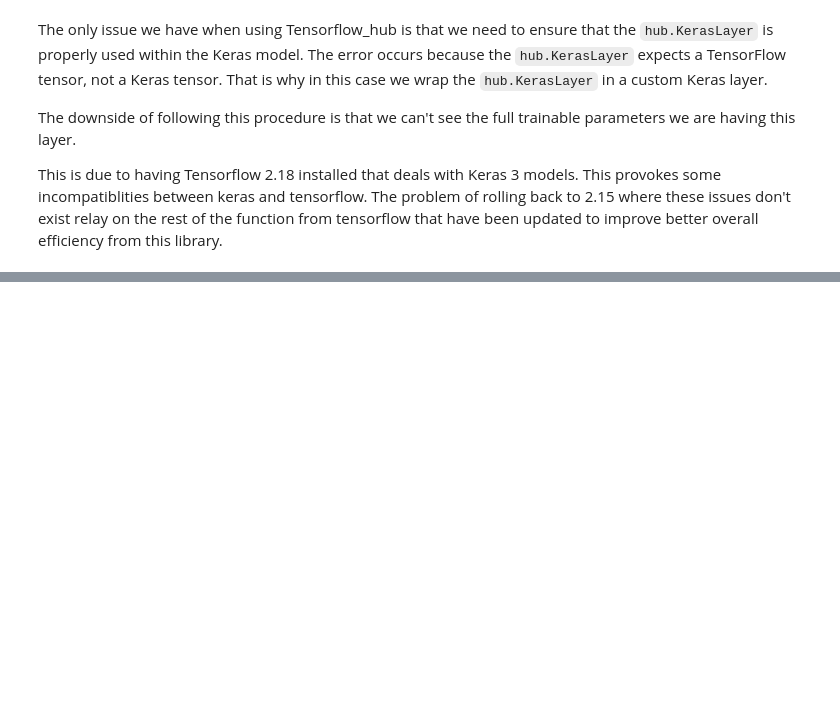
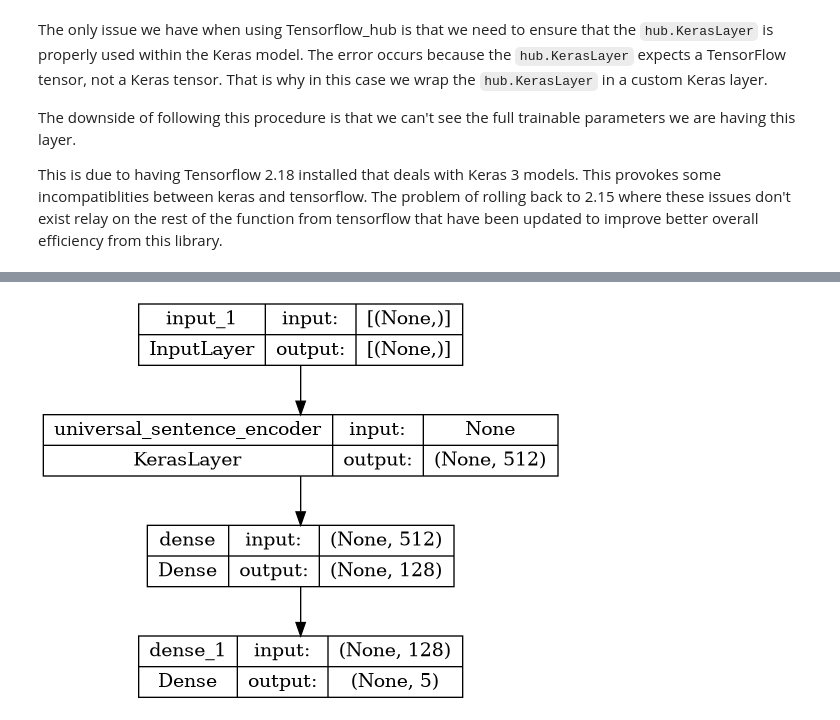
Before and after one commit to davalpez/MyKaggle, a Jupyter notebook: Tensorflow basics/NLP-Project-Simplify.ipynb, the cells around one changed output, grey strips where cells are left out. Drawn from its saved outputs; the diff is of its cells as text; code cells hidden in the pictures; blank space fills up the shorter version.

```diff
--- a/Tensorflow basics/NLP-Project-Simplify.ipynb
+++ b/Tensorflow basics/NLP-Project-Simplify.ipynb
@@ -933,7 +939,3 @@ The only issue we have when using Tensorflow_hub is that we need to ensure that
 The downside of following this procedure is that we can't see the full trainable parameters we are having this layer.
 
 This is due to having Tensorflow 2.18 installed that deals with Keras 3 models. This provokes some incompatiblities between keras and tensorflow. The problem of rolling back to 2.15 where these issues don't exist relay on the rest of the function from tensorflow that have been updated to improve better overall efficiency from this library.
-# %%
-tf_hub_embedding_layer = hub.KerasLayer(uni_encoder_path,
-                                        trainable=False,
-                                        name="universal_sentence_encoder")
@@ -998 +999,6 @@ ValueError: This model has not yet been built. Build the model first by calling
+# %%
+from tf_keras.utils import plot_model
+plot_model(model_3, show_shapes=True, show_layer_names=True)
+# %% [output]
+[figure, added]
 # %%
```
Also changed, not shown: parts of 178 cells of this notebook, 4 other files.
